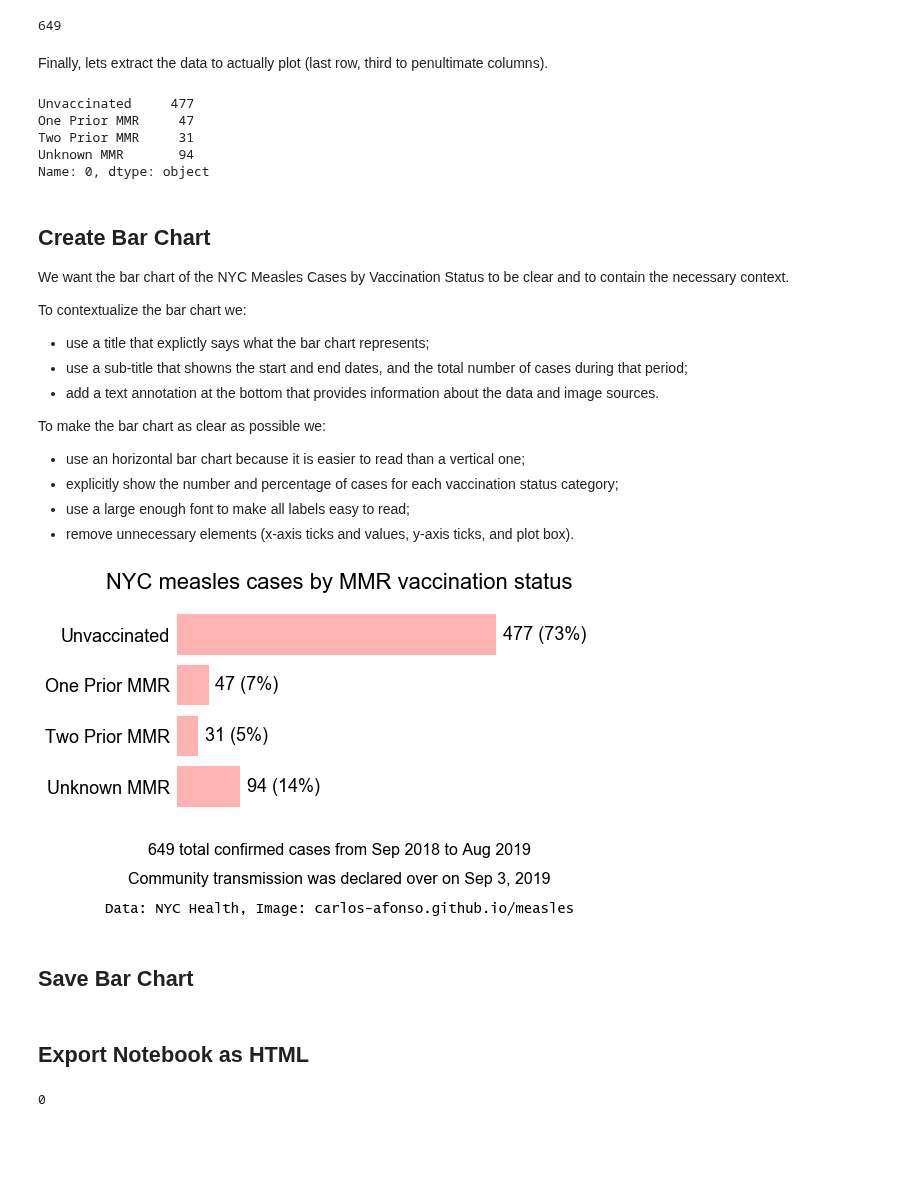
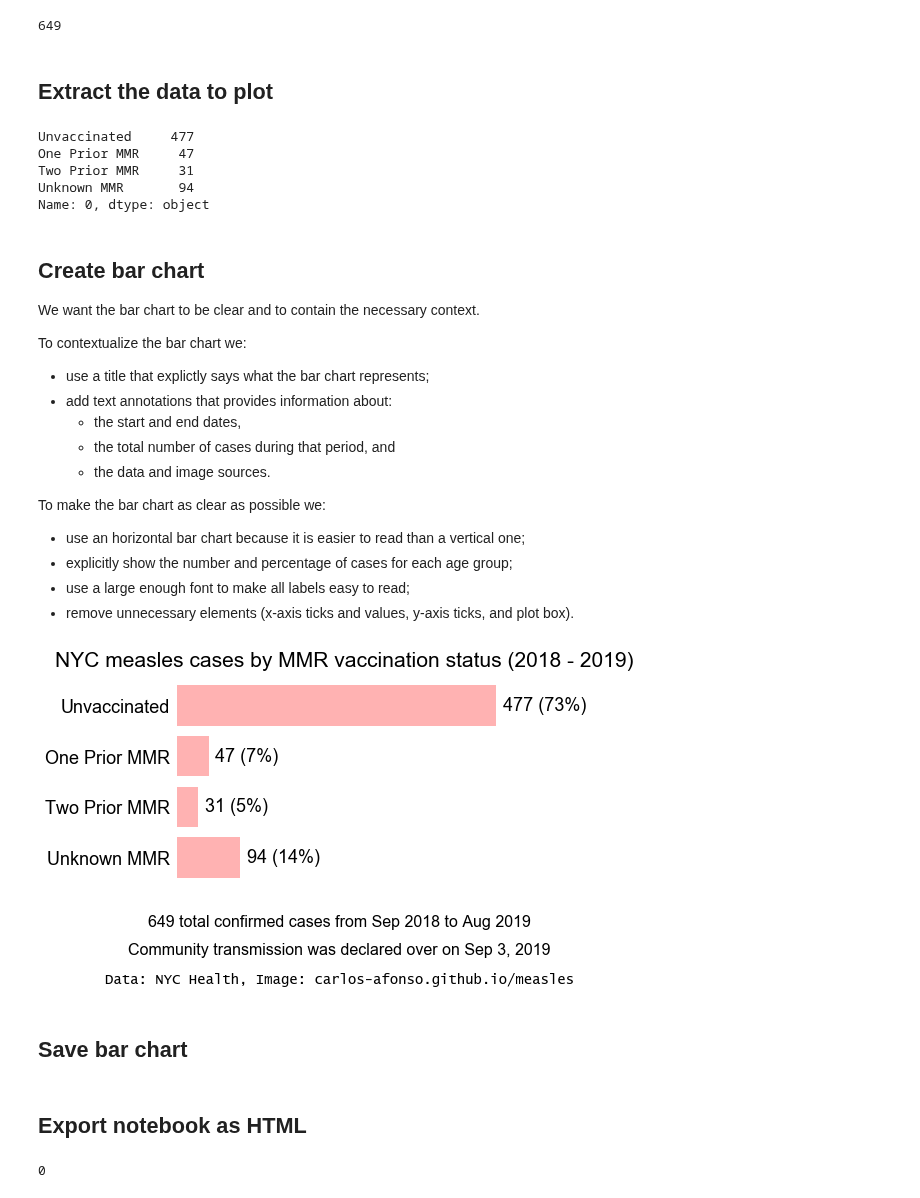
Before and after one commit to carlos-afonso/measles, a Jupyter notebook: notebooks/nyc-measles-cases-by-vaccination-status-final.ipynb, the cells around one changed output. Drawn from its saved outputs; the diff is of its cells as text; code cells hidden in the pictures; blank space fills up the shorter version.

Commit message:
Minor updates to NYC measles by vaccination status

```diff
--- a/notebooks/nyc-measles-cases-by-vaccination-status-final.ipynb
+++ b/notebooks/nyc-measles-cases-by-vaccination-status-final.ipynb
@@ -19,6 +18,9 @@ The data has been manually collected/updated from the source ([NYC Health Measle
 # %%
 # Set (relative) path to the CSV data file
-data_file = '../data/nyc-health/final/nyc-measles-cases-by-vaccination-status.csv'
+data_file = os.path.join('..', 'data', 'nyc-health', '2018-2019-outbreak', 'nyc-measles-cases-by-vaccination-status.csv')
 
 # Import data from the CSV file as a pandas dataframe
 df = pd.read_csv(data_file)
+
+# Show the data
+df
@@ -64,32 +59,35 @@ if total_cases != df.iloc[0, 2:-1].sum():
 total_cases
 # %% [output]
 649
-# %% [markdown]
-Finally, lets extract the data to actually plot (last row, third to penultimate columns).
-# %%
-# Extract the data to plot (last row, third to penultimate columns)
-# Call it 'd2p' as an abbrevation for 'data to plot'
-d2p = df.iloc[0, 2:-1]
-d2p
-# %% [output]
-Unvaccinated     477
-One Prior MMR     47
-Two Prior MMR     31
-Unknown MMR       94
-Name: 0, dtype: object
+# %% [markdown]
+## Extract the data to plot
+# %%
+# Extract the data to plot
+data_to_plot = df.iloc[-1, 2:-1]
+
+# Show the data to plot
+data_to_plot
+# %% [output]
+Unvaccinated     477
+One Prior MMR     47
+Two Prior MMR     31
+Unknown MMR       94
+Name: 0, dtype: object
 # %% [markdown]
-## Create Bar Chart
+## Create bar chart
 
-We want the bar chart of the NYC Measles Cases by Vaccination Status to be clear and to contain the necessary context.
+We want the bar chart to be clear and to contain the necessary context.
 
 To contextualize the bar chart we:
 * use a title that explictly says what the bar chart represents;
-* use a sub-title that showns the start and end dates, and the total number of cases during that period;
-* add a text annotation at the bottom that provides information about the data and image sources.
+* add text annotations that provides information about:
+    * the start and end dates,
+    * the total number of cases during that period, and
+    * the data and image sources.
 
 To make the bar chart as clear as possible we:
-* use an horizontal bar chart because it is  easier to read than a vertical one;
-* explicitly show the number and percentage of cases for each vaccination status category;
+* use an horizontal bar chart because it is easier to read than a vertical one;
+* explicitly show the number and percentage of cases for each age group;
 * use a large enough font to make all labels easy to read;
 * remove unnecessary elements (x-axis ticks and values, y-axis ticks, and plot box).
 # %%
@@ -101,56 +99,50 @@ fsb = 18     # font size base
 fig = plt.figure()
 
 # Add "figure title"
-fig.suptitle('NYC measles cases by MMR vaccination status', fontname=fn, fontsize=(fsb + 4))
-
-# Add space between the "figure title" and the plot to create space for the "plot title".
-# If we don't add this space the "figure title" and the "plot title" will overlap.
-#fig.subplots_adjust(top = 0.75)
-
-# Add "plot title" which we will be using as the "figure sub-title"
-#subtitle = str(total_cases) + ' total cases from ' + start_date + ', to ' + end_date + '\n'
-#plt.title(subtitle, fontname=fn, fontsize=(fsb + 2))
+#fig.suptitle('NYC measles cases by MMR vaccination status', fontname=fn, fontsize=(fsb + 4))
+plt.title('NYC measles cases by MMR vaccination status (2018 - 2019)', fontname=fn, fontsize=(fsb + 3))
 
 # Create the horizontal bar chart
-ax = d2p.plot.barh(alpha=0.3, color='red', width=0.8)
+ax = data_to_plot.plot.barh(alpha=0.3, color='red', width=0.8)
 
 # Invert the y-axis
 ax.invert_yaxis()
 
 # Remove the x-axis ticks and values
 ax.get_xaxis().set_ticks([])
 
 # Remove the y-axis ticks only (keep the labels)
 ax.yaxis.set_ticks_position('none')
 
 # Set the y-axis labels font properties
-ax.set_yticklabels(d2p.keys(), fontname=fn, fontsize=fsb)
+ax.set_yticklabels(data_to_plot.keys(), fontname=fn, fontsize=fsb)
 
 # Create labels in front of the bars showing the number and percentage of cases.
 # Note: we round the percentages to the nearest integer.
 for i in ax.patches:
     label = str(i.get_width()) + " (" + str(int(round(100 * i.get_width() / total_cases))) + "%)"
     ax.text(i.get_width() + 10, i.get_y() + 0.5, label, fontname=fn, fontsize=fsb)
 
 # Remove the axes box
 plt.box(False)
 
-# Add text
-text = str(total_cases) + ' total confirmed cases from Sep 2018 to Aug 2019'
+# Add note about the total cases
+text = str(total_cases) + ' total confirmed cases from ' + start_month + ' to ' + end_month
 fig.text(0.5, 0.0, text, fontname = fn, fontsize = (fsb - 2), horizontalalignment='center')
 
+# Add note about the end of the outbreak
 text = 'Community transmission was declared over on Sep 3, 2019'
 fig.text(0.5, -0.1, text, fontname = fn, fontsize = (fsb - 2), horizontalalignment='center')
 
-# Add text about the Data and Image sources
+# Add note about the Data and Image sources
 sources = 'Data: NYC Health, Image: carlos-afonso.github.io/measles'
 fig.text(0.5, -0.2, sources, fontname='Lucida Console', fontsize=(fsb - 4), horizontalalignment='center')
 
 # Show figure
 plt.show()
 # %% [output]
-[figure, old version]
+[figure, new version]
 # %% [markdown]
-## Save Bar Chart
+## Save bar chart
 # %%
 # Set image file path/name (without file extension)
@@ -162,7 +154,7 @@ fig.savefig(img_file + '.png', bbox_inches='tight', dpi=200)
 # Save as SVG image
 fig.savefig(img_file + '.svg', bbox_inches='tight')
 # %% [markdown]
-## Export Notebook as HTML
+## Export notebook as HTML
 # %%
 # Export this notebook as a static HTML page
 os.system('jupyter nbconvert --to html nyc-measles-cases-by-vaccination-status-final.ipynb')
```
Also changed, not shown: parts of 12 cells of this notebook, 2 other files.
